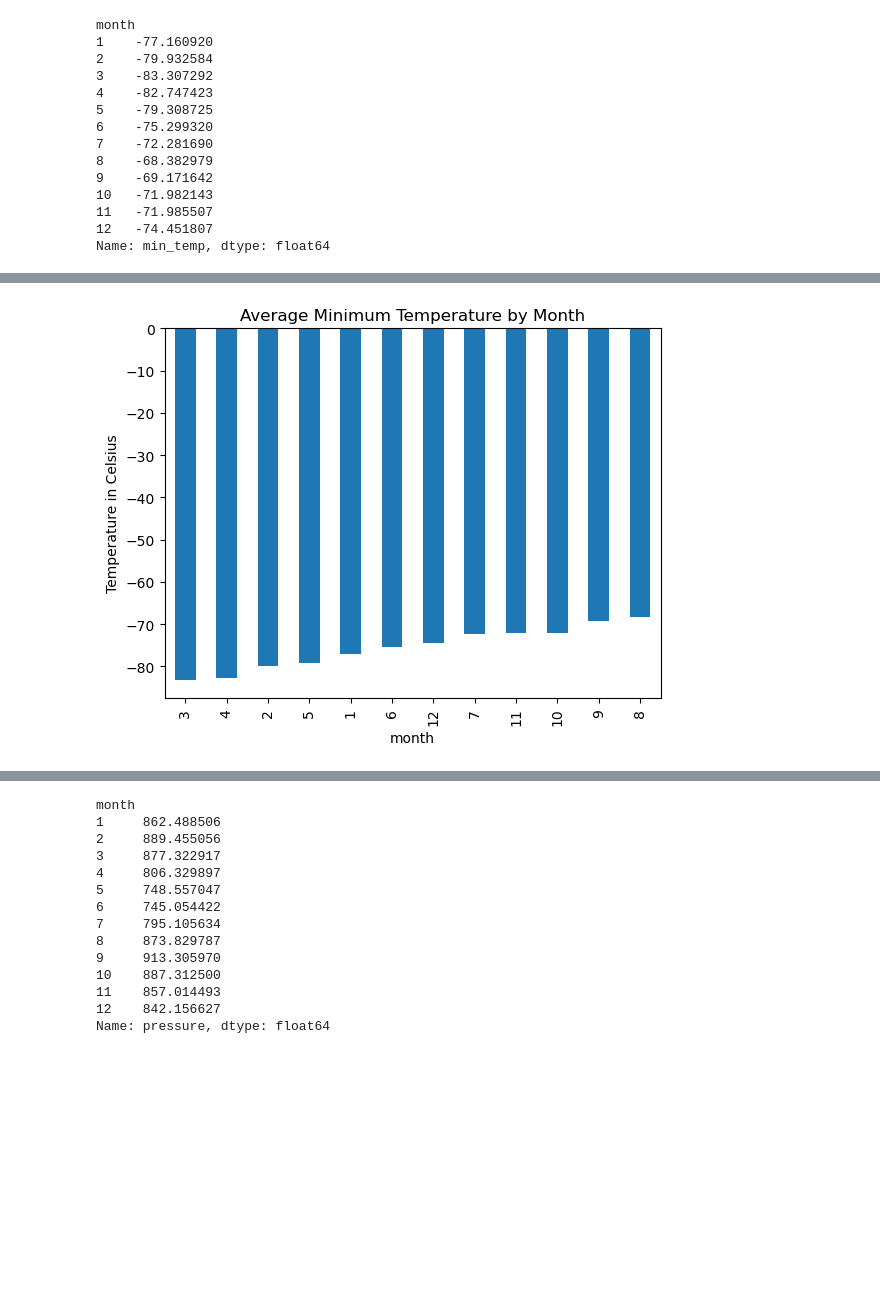
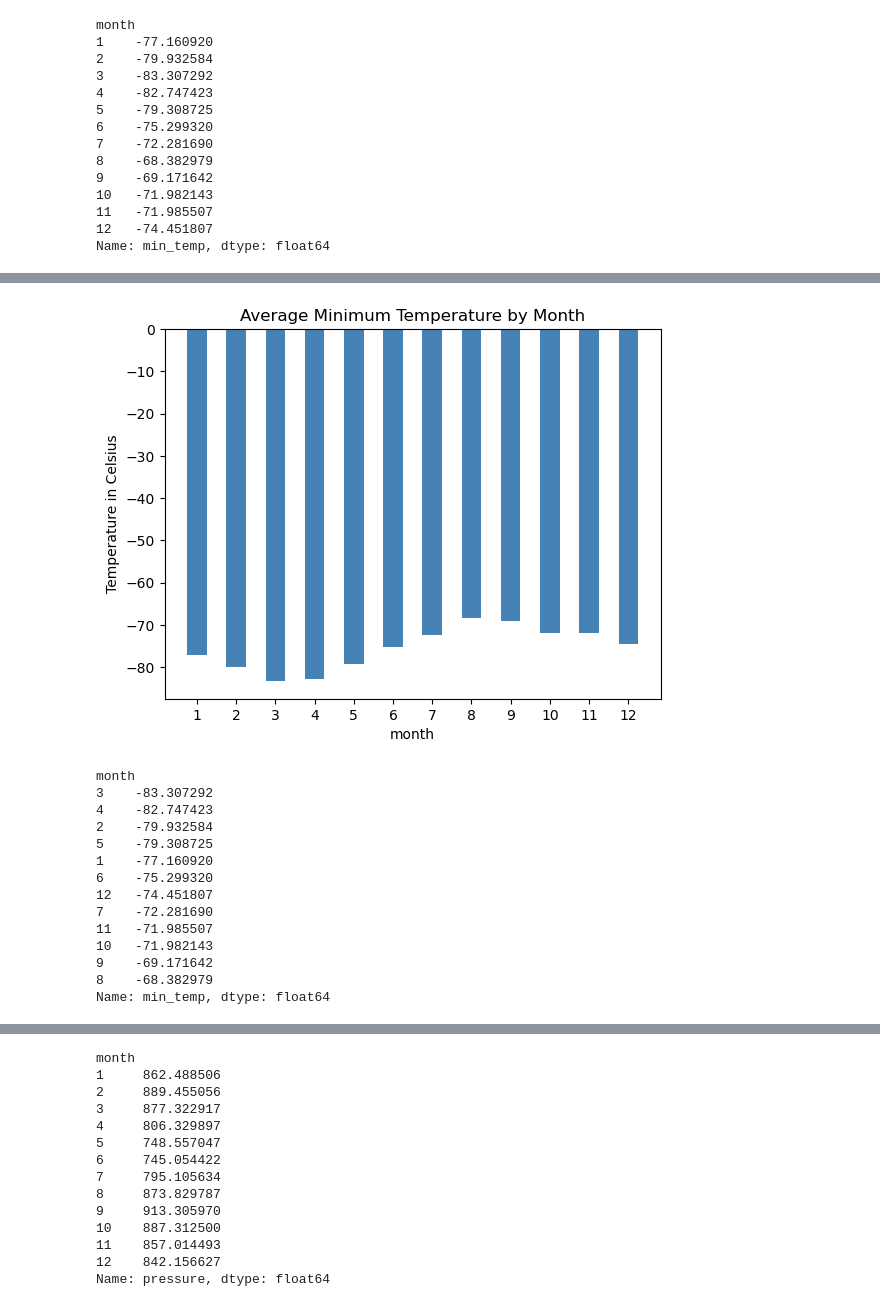
Before and after one commit to AMRITKAUR89/html-challenge, a Jupyter notebook: part_2_mars_weather.ipynb, the cells around one changed output, grey strips where cells are left out. Drawn from its saved outputs; the diff is of its cells as text; code cells hidden in the pictures; blank space fills up the shorter version.

```diff
--- a/part_2_mars_weather.ipynb
+++ b/part_2_mars_weather.ipynb
@@ -16992,6 +33850,8 @@ Analyse your dataset by using Pandas functions to answer the following questions
 1867
 # %%
 # 3. What is the average minimum temperature by month?
+avg_min_temp = rows_df.groupby('month')['min_temp'].mean()
+avg_min_temp
 # %% [output]
 month
 1    -77.160920
@@ -17014,4 +33870,29 @@ Name: min_temp, dtype: float64
+# %%
+# Plot the average minimum temperature by month
+plt.bar(avg_min_temp.index, avg_min_temp.values, color='steelblue', width=0.5)
+plt.title('Average Minimum Temperature by Month')
+plt.xlabel('month')
+plt.ylabel('Temperature in Celsius')
+plt.xticks(avg_min_temp.index)
+plt.show()
+# %% [output]
+[figure, added]
 # %%
 # Identify the coldest and hottest months in Curiosity's location by sorting the previous graph
+sorted_avg_min_temp = avg_min_temp.sort_values()
+sorted_avg_min_temp
 # %% [output]
-[figure, removed]
+month
+3    -83.307292
+4    -82.747423
+2    -79.932584
+5    -79.308725
+1    -77.160920
+6    -75.299320
+12   -74.451807
+7    -72.281690
+11   -71.985507
+10   -71.982143
+9    -69.171642
+8    -68.382979
+Name: min_temp, dtype: float64
```
Also changed, not shown: parts of 27 cells of this notebook, 3 other files.
